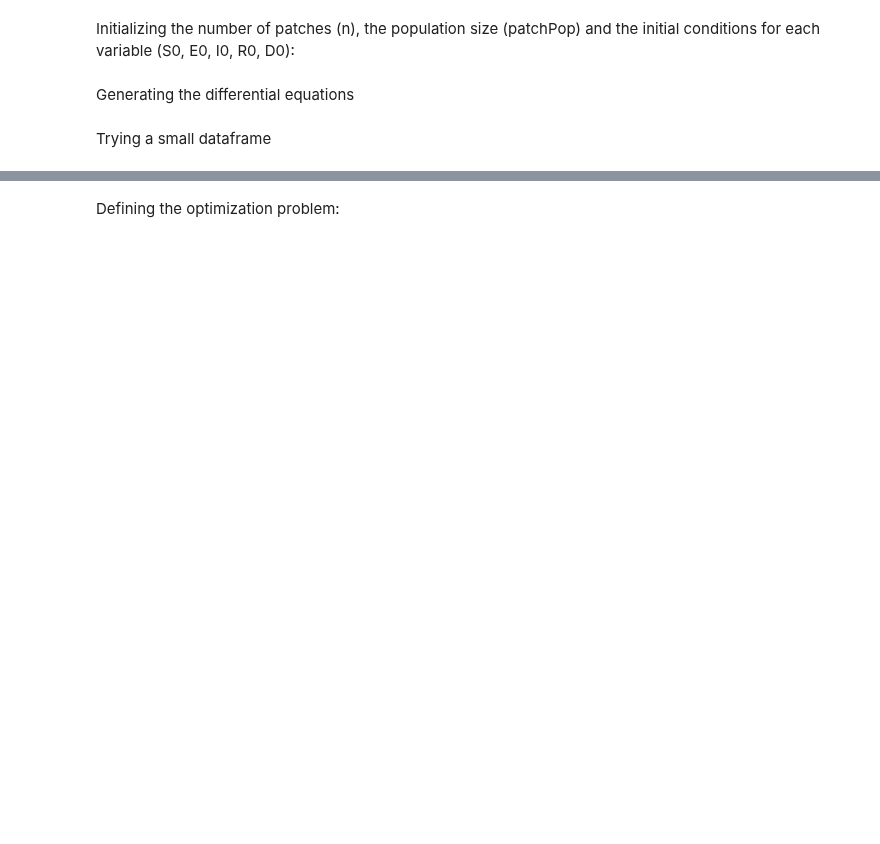
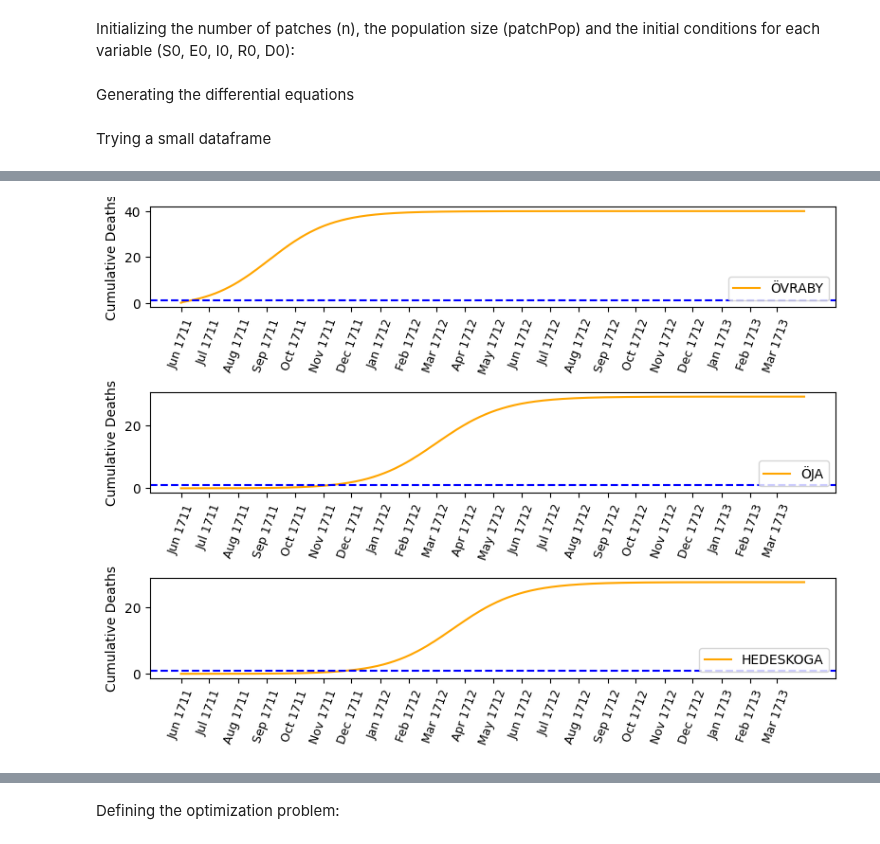
Before and after one commit to polislizarralde/PythonMathematicalModeling, a Jupyter notebook: docs/PlagueProject/FittingSeasonMetapopModelPlague.ipynb, the cells around one changed output, grey strips where cells are left out. Drawn from its saved outputs; the diff is of its cells as text; code cells hidden in the pictures; blank space fills up the shorter version.

```diff
--- a/docs/PlagueProject/FittingSeasonMetapopModelPlague.ipynb
+++ b/docs/PlagueProject/FittingSeasonMetapopModelPlague.ipynb
@@ -635,46 +549,56 @@ model_input = Initial_Model(example, beta_guess=0.5, mu_guess=0.5)
 # %%
-# %matplotlib inline
+%matplotlib inline
 
-# # Set up the data to fit
-# beginTime = example['BeginDaysPlague'].values
-# endTime = example['EndDaysPlague'].values
-# deathData = example['VictimsNumber'].values
+# Set up the data to fit
+beginTime = example['BeginDaysPlague'].values
+endTime = example['EndDaysPlague'].values
+deathData = example['VictimsNumber'].values
 
-# # Number of patches
-# n = Model_test['n']
+# Number of patches
+n = Model_test['n']
 
-# # Set the figsize for each subplot
-# figsize_single_subplot = (8, 2)
+# Set the figsize for each subplot
+figsize_single_subplot = (8, 2)
 
-# # Calculate the total figure height based on the number of subplots and their height
-# fig_height = figsize_single_subplot[1] * n
+# Calculate the total figure height based on the number of subplots and their height
+fig_height = figsize_single_subplot[1] * n
 
-# # Create a figure and an array of axes with nrows=n and ncols=1
-# fig, axes = plt.subplots(nrows=n, ncols=1, figsize=(
-#     figsize_single_subplot[0], fig_height), sharex=False)
+# Create a figure and an array of axes with nrows=n and ncols=1
+fig, axes = plt.subplots(nrows=n, ncols=1, figsize=(
+    figsize_single_subplot[0], fig_height), sharex=False)
 
-# # Plot model solution D for each patch
-# for i in range(n):
-#     axes[i].plot(model_dict['D'][i],
-#                 color='orange', label=(model_input.patchNames()[i]))
-#     axes[i].set_ylabel('Cumulative Deaths')
-#     axes[i].legend(loc='lower right')
+gato = count_infected_by_month(example,'JUN 1711',0 )
+tick_positions = gato['DaysFromInitialDate'].values
+tick_labels = gato['date'].apply(
+     lambda x: x.strftime('%b %Y') if not pd.isna(x) else None).values
 
-#     # if deathData[i] != 0 and endTime[i] != 0:
-#     #     initial_position = beginTime[i]
-#     #     final_position = endTime[i]
-#     #     axes[i].plot(initial_position, 0, 'bo')
-#     #     axes[i].plot(final_position,
-#     #                  deathData[i], 'bo')
-#     #     axes[i].plot(model_dict['D'][i], color='orange', label=(model_input.patchNames()[i]))
-#     #     axes[i].set_ylabel('Cumulative Deaths')
+# Plot model solution D for each patch
+for i in range(n):
+    axes[i].plot(model_dict['D'][i],
+                color='orange', label=(model_input.patchNames()[i]))
+    axes[i].axhline(y=1, color='blue', linestyle='--')
+    axes[i].set_ylabel('Cumulative Deaths')
+    axes[i].legend(loc='lower right')
+    axes[i].xaxis.set_ticks(tick_positions, tick_labels,
+                            rotation=70, fontsize=9)
 
-#     # else:
-#     #     axes[i].plot(model_dict['D'][i],
-#     #                  color='orange', label=(model_input.patchNames()[i]))
-#     #     axes[i].set_ylabel('Cumulative Deaths')
-#     #     axes[i].legend(loc='lower right')
+    # if deathData[i] != 0 and endTime[i] != 0:
+    #     initial_position = beginTime[i]
+    #     final_position = endTime[i]
+    #     axes[i].plot(initial_position, 0, 'bo')
+    #     axes[i].plot(final_position,
+    #                  deathData[i], 'bo')
+    #     axes[i].plot(model_dict['D'][i], color='orange', label=(model_input.patchNames()[i]))
+    #     axes[i].set_ylabel('Cumulative Deaths')
 
-# # Adjust the layout to avoid overlapping
-# plt.tight_layout()
-# plt.show()
+    # else:
+    #     axes[i].plot(model_dict['D'][i],
+    #                  color='orange', label=(model_input.patchNames()[i]))
+    #     axes[i].set_ylabel('Cumulative Deaths')
+    #     axes[i].legend(loc='lower right')
+
+# Adjust the layout to avoid overlapping
+plt.tight_layout()
+plt.show()
+# %% [output]
+[figure, added]
```
Also changed, not shown: parts of 38 cells of this notebook, 2 other files.
